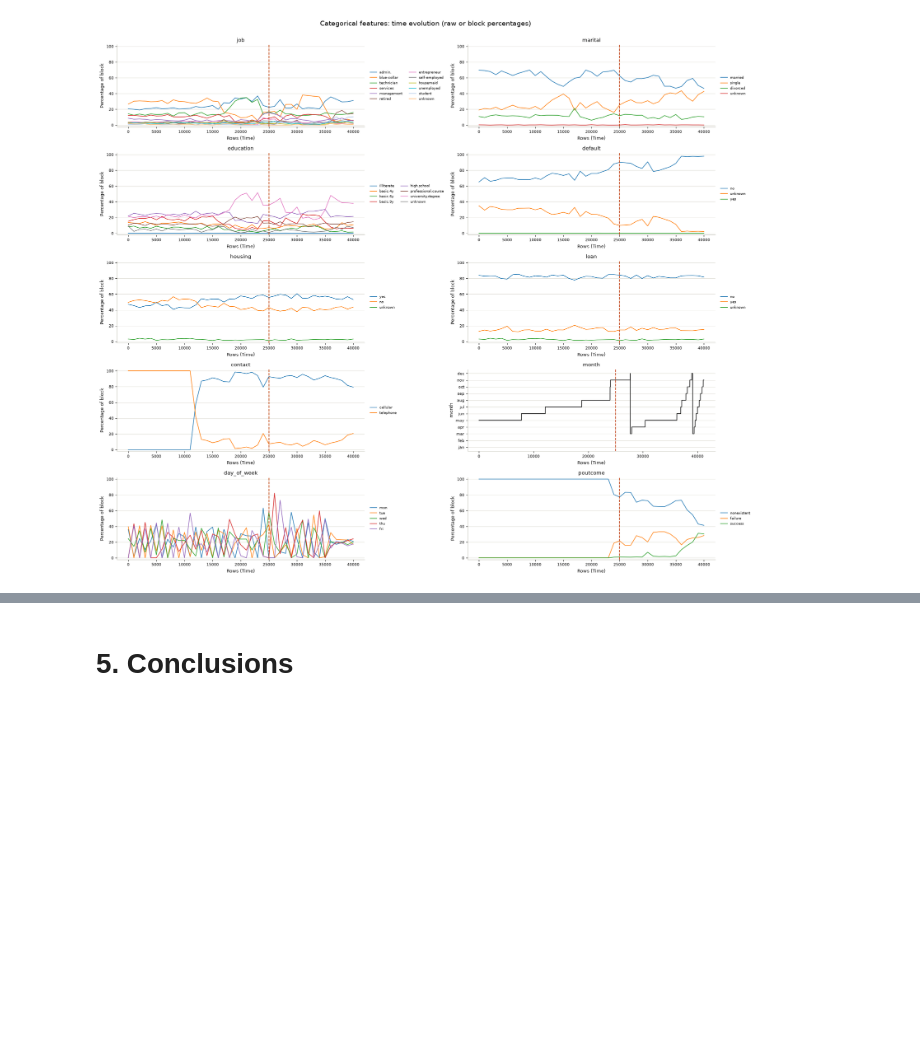
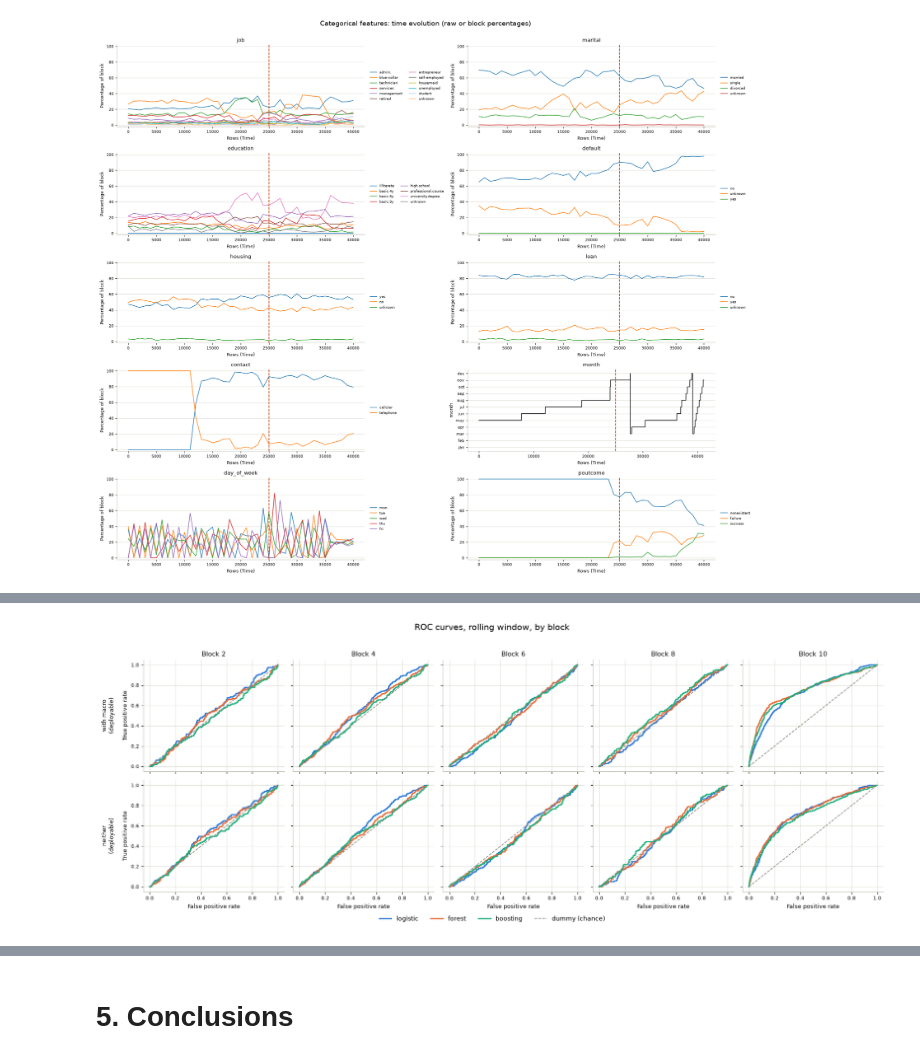
Before and after one commit to tommasocortopassi/bank-telemarketing-prediction, a Jupyter notebook: Bank_Marketing_Project.ipynb, the cells around one changed output, grey strips where cells are left out. Saved outputs shown, nothing was run; the diff lists cells and outputs as text; code cells hidden in the pictures; blank space fills up the shorter version.

```diff
--- a/Bank_Marketing_Project.ipynb
+++ b/Bank_Marketing_Project.ipynb
@@ -604,7 +573,7 @@ has been made on the rest.
 # %%
-#Fix a seed
+#Fix a seed and the number of splits to use
 RANDOM_STATE = 42
-
+NUMBER_OF_SPLITS = 10
 #OneHotEncoder(handle_unknown="ignore") warns whenever a fold meets a level it was not
 #trained on. Encoding it as all zeros is what we want, and the warning would otherwise be printed hundreds of times.
 warnings.filterwarnings("ignore", message="Found unknown categories",
@@ -613,7 +582,7 @@ warnings.filterwarnings("ignore", message="Found unknown categories",
 
 def build_models(num, cat):
     """One pipeline per model. Each carries its own preprocessing:
-    linear models want scaled numerics and one-hot categories, trees want neither."""
+    linear models want scaled numerics and one-hot categories. Trees want neither."""
     pre_linear = ColumnTransformer([
         ("num", Pipeline([("imp", SimpleImputer(strategy="median", keep_empty_features=True)),
                           ("sc", StandardScaler())]), num),
@@ -638,4 +607,15 @@ def build_models(num, cat):
                                   categorical_features="from_dtype",
                                   random_state=RANDOM_STATE))]),
     }
+
+
+def _fill_allnan_numeric(Xtr, Xte, num):
+    """HistGradientBoosting's own binning step crashes when a numeric column is
+    *entirely* missing within a training fold."""
+    allnan = [c for c in num if Xtr[c].isna().all()]
+    if allnan:
+        Xtr, Xte = Xtr.copy(), Xte.copy()
+        Xtr[allnan] = 0.0
+        Xte[allnan] = 0.0
+    return Xtr, Xte
 # %% [markdown]
@@ -893,0 +970,39 @@ The best deployable combination on `neither`is the logistic regression, both for
+# %%
+fig, axes = plt.subplots(len(DEPLOYABLE), len(SELECTED_FOLDS),
+                         figsize=(18, 6.5), sharex=True, sharey=True)
+axes = np.atleast_2d(axes)
+
+for row, set_name in enumerate(DEPLOYABLE):
+    for col, fold_number in enumerate(SELECTED_FOLDS):
+        ax = axes[row, col]
+        for model_name in MODEL_ORDER:
+            yt, p = roll_curves[(set_name, model_name)][fold_number - 1]
+            fpr, tpr, _ = roc_curve(yt, p)
+            ax.plot(fpr, tpr, color=MODEL_COLORS[model_name], linewidth=2,
+                    label=f"{model_name}")
+        ax.plot([0, 1], [0, 1], color=QUANTILE_COLOR, linestyle="--", linewidth=1.2,
+                label="dummy (chance)")
+
+        if row == 0:
+            ax.set_title(f"Block {fold_number}", fontsize=11, color=MEDIAN_COLOR)
+        if col == 0:
+            ax.set_ylabel(f"{set_name}\n(deployable)\n\nTrue positive rate",
+                          fontsize=9, color=MEDIAN_COLOR)
+        if row == len(DEPLOYABLE) - 1:
+            ax.set_xlabel("False positive rate", fontsize=9, color=MEDIAN_COLOR)
+        ax.tick_params(labelsize=8, colors=MEDIAN_COLOR)
+        ax.grid(color=GRID_COLOR, linewidth=0.8)
+        ax.set_axisbelow(True)
+        for spine in ("top", "right"):
+            ax.spines[spine].set_visible(False)
+        for spine in ("left", "bottom"):
+            ax.spines[spine].set_color(AXIS_COLOR)
+
+handles, labels = axes[0, 0].get_legend_handles_labels()
+fig.legend(handles, labels, loc="lower center", ncol=4, frameon=False,
+           bbox_to_anchor=(0.5, -0.04))
+fig.suptitle("ROC curves, rolling window, by block", fontsize=14, y=1.02)
+fig.tight_layout()
+plt.show()
+# %% [output]
+[figure, added]
```
Also changed, not shown: parts of 53 cells of this notebook, 2 other files.
